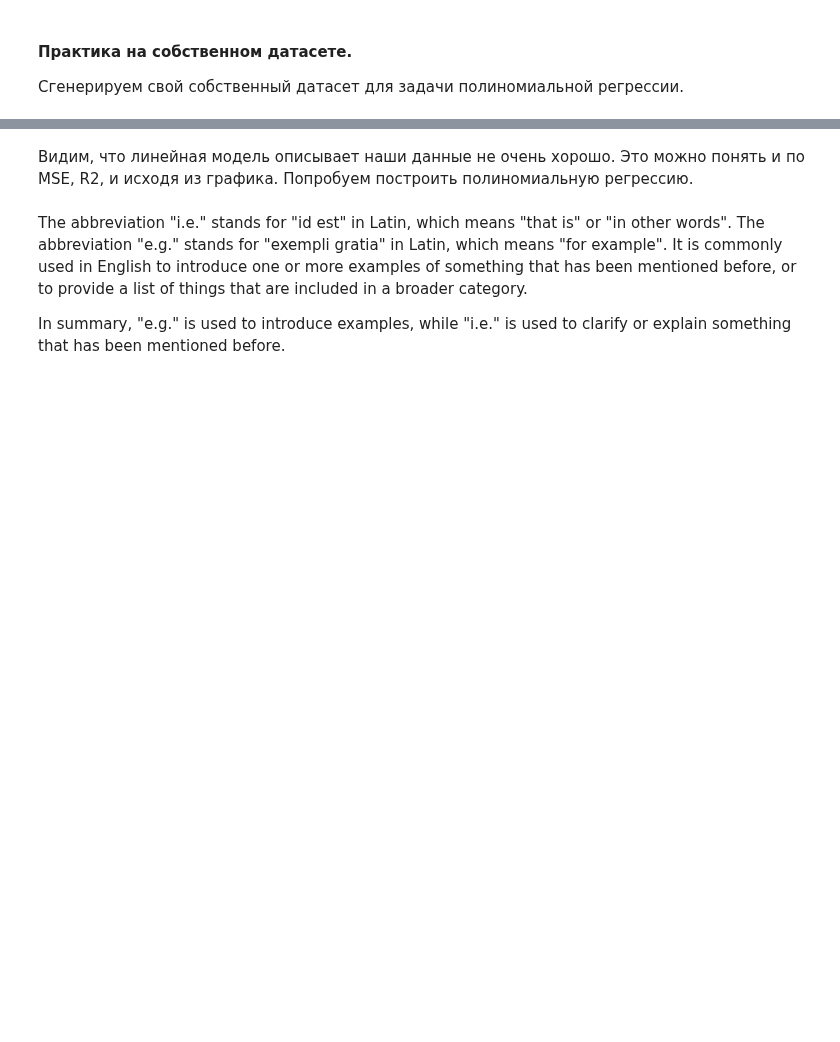
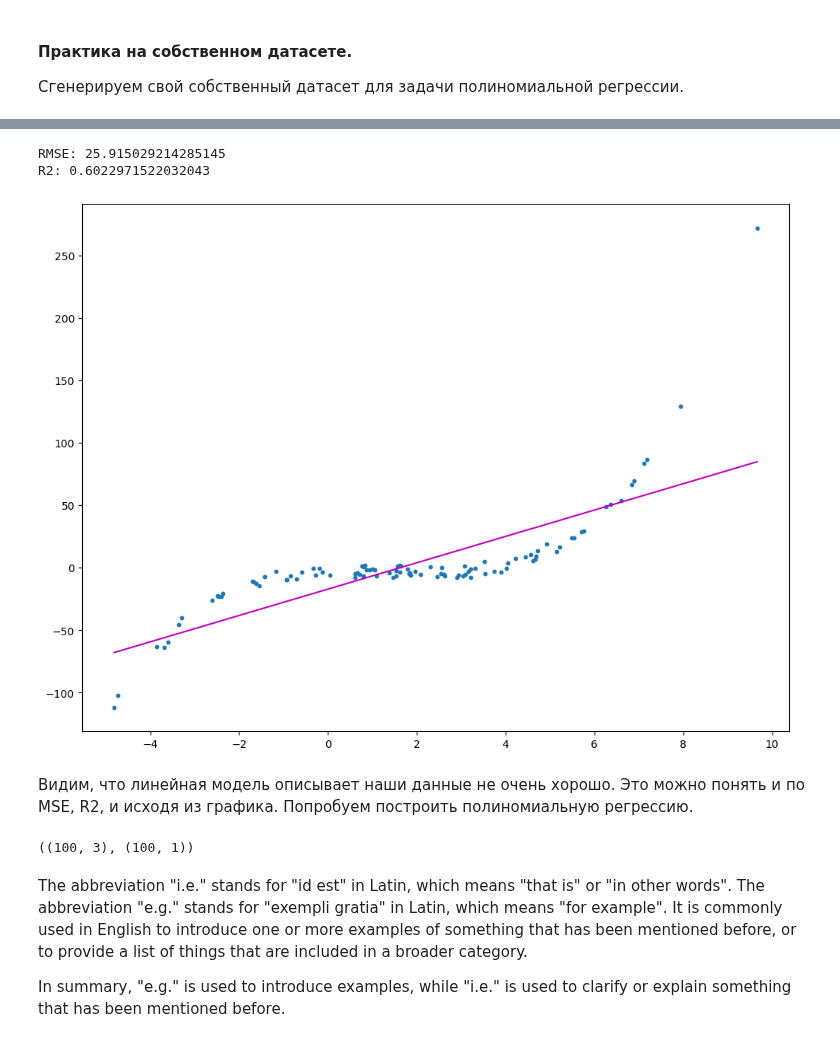
Before and after one commit to IgorBeHolder/Netology, a Jupyter notebook: ML_linear_polynomial_regression.ipynb, the cells around one changed output, grey strips where cells are left out. Cells and saved outputs as stored; diff of their text form; code cells hidden in the pictures; blank space fills up the shorter version.

```diff
--- a/ML_linear_polynomial_regression.ipynb
+++ b/ML_linear_polynomial_regression.ipynb
@@ -287,9 +287,9 @@ array([18139.20858586])
 # %% [markdown]
 <p>Попробуем нарисовать как расходится факт с предсказаниями.</p>
 # %%
-mse = np.sqrt(mean_squared_error(Y, y_predict))
+rmse = np.sqrt(mean_squared_error(Y, y_predict))
 r2 = r2_score(Y, y_predict)
-print('MSE:', mse)
+print('RMSE:', rmse)
 print('R2:', r2)
 
 plt.figure(figsize=(12,9))
@@ -381,38 +393,44 @@ y = y.reshape(-1,1) # -1 means len( concrete dimension)
 # %%
 model = LinearRegression()
 model.fit(x, y)
 y_pred = model.predict(x)
 plt.figure(figsize=(12,9))
 
 # считаем метрику MSE и R2
-mse = np.sqrt(mean_squared_error(y, y_pred))
+rmse = np.sqrt(mean_squared_error(y, y_pred))
 r2 = r2_score(y, y_pred)
-print('MSE:', mse)
+print('RMSE:', mse)
 print('R2:', r2)
 plt.scatter(x, y, s=10)
 
 # this code will sort the x and y_pred sequences together based on the values in x.
 # The resulting sorted_zip list will be a list of tuples, where each tuple contains a value from x
 # and the corresponding value from y_pred, sorted based on the values in x.
 
 
 # itemgetter(n): Returns a callable that retrieves the n-th item from a sequence or mapping.
 # 0- sort by x, 1 sort by y_pred
 sort_axis = operator.itemgetter(0)
 
 # in this example no matter on x or y_pred are sorted
 sorted_zip = sorted(zip(x, y_pred), key=sort_axis)
 x_, y_pred = zip(*sorted_zip)
 # x_ and y_pred are tuples of sorted x_ and y_pred (y_pred.sorted )
 plt.plot(x_, y_pred, color='m')
 plt.show()
+# %% [output]
+RMSE: 25.915029214285145
+R2: 0.6022971522032043
+[figure, added]
 # %% [markdown]
 <p>Видим, что линейная модель описывает наши данные не очень хорошо. Это можно понять и по MSE, R2, и исходя из графика. Попробуем построить полиномиальную регрессию.</p>
 # %%
-# sklearn генерирует допольнительное кол-во признаков для полиномиальной регресии
+# PolynomialFeatures  - Generate polynomial and interaction features.
 polynomial_features = PolynomialFeatures(degree=2, interaction_only= False) # указываем вторую степень полинома
-x_poly = polynomial_features.fit_transform(x) # получаем новые признаки
-x_poly.shape
+x_poly = polynomial_features.fit_transform(x) # получаем новые признаки на базе x
+x_poly.shape, x.shape
+# %% [output]
+((100, 3), (100, 1))
 # %% [markdown]
 The abbreviation "i.e." stands for "id est" in Latin, which means "that is" or "in other words".
 The abbreviation "e.g." stands for "exempli gratia" in Latin, which means "for example". It is commonly used in English to introduce one or more examples of something that has been mentioned before, or to provide a list of things that are included in a broader category.
```
Also changed, not shown: parts of 6 cells of this notebook, 1 other file.
